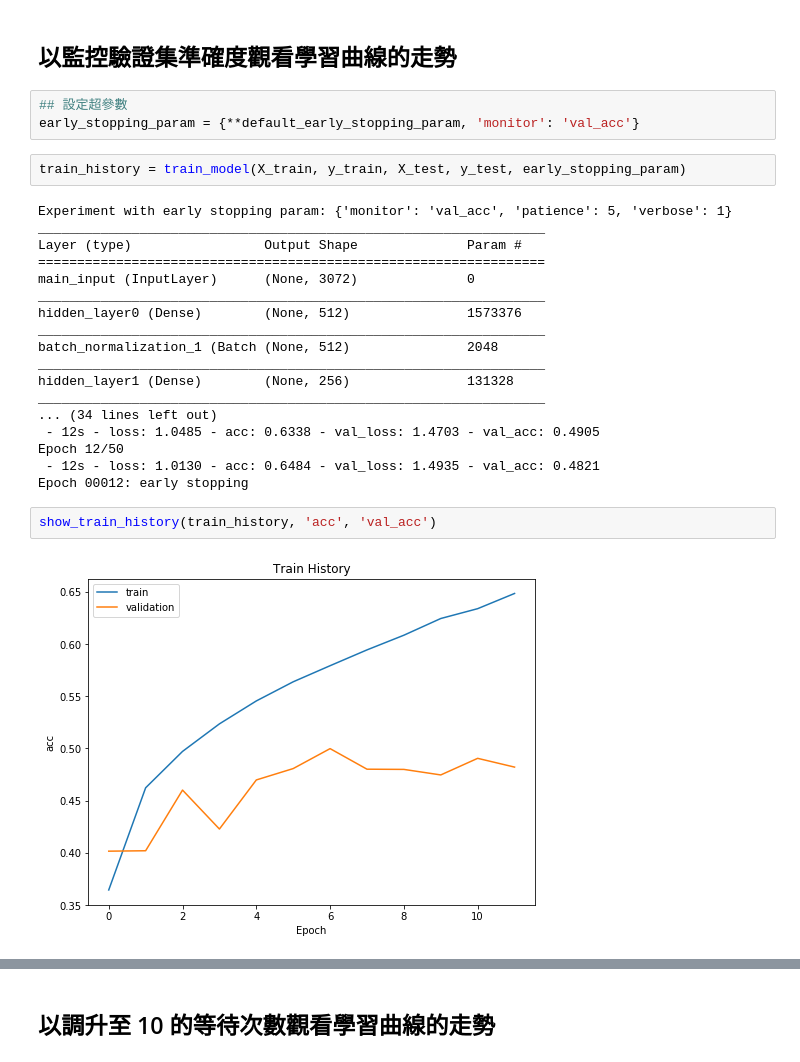
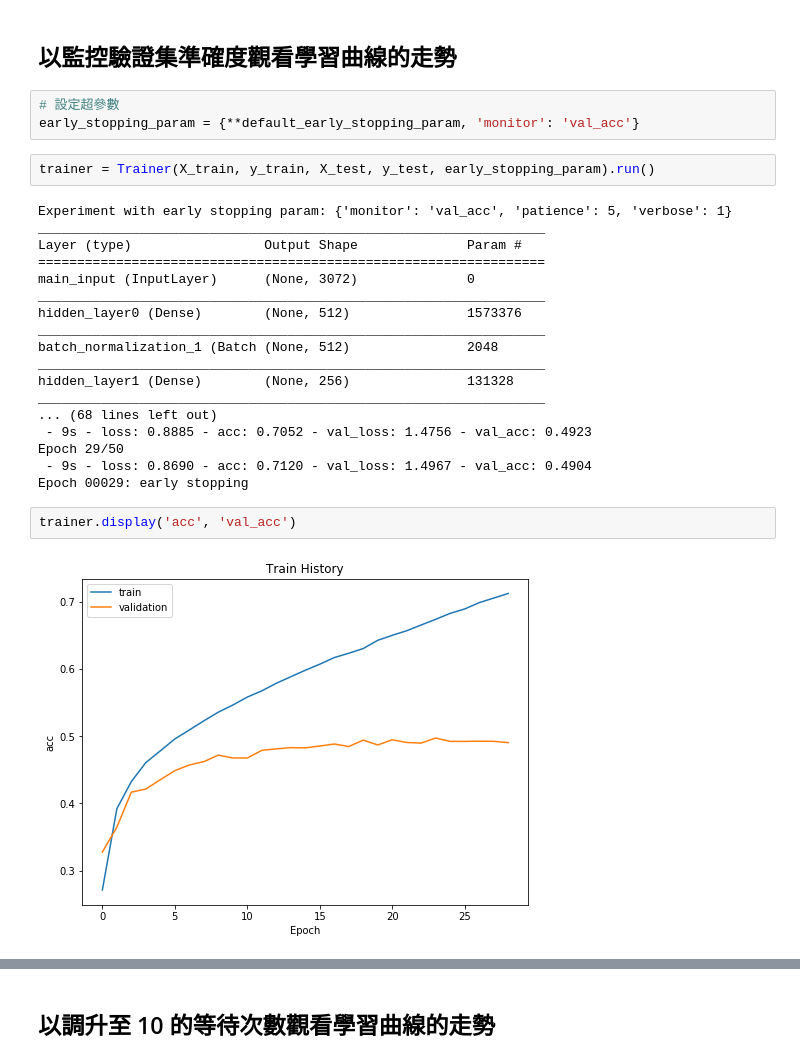
Before and after one commit to forbot161602/2nd-ML100Days, a Jupyter notebook: homework/Day_085_HW.ipynb, the cells around one changed output, grey strips where cells are left out. Drawn from its saved outputs; the diff is of its cells as text.

```diff
--- a/homework/Day_085_HW.ipynb
+++ b/homework/Day_085_HW.ipynb
@@ -85,10 +124,10 @@ def show_train_history(train_history, train_name, val_name):
 # %% [markdown]
 ## 以監控驗證集準確度觀看學習曲線的走勢
 # %%
-## 設定超參數
+# 設定超參數
 early_stopping_param = {**default_early_stopping_param, 'monitor': 'val_acc'}
 # %%
-train_history = train_model(X_train, y_train, X_test, y_test, early_stopping_param)
+trainer = Trainer(X_train, y_train, X_test, y_test, early_stopping_param).run()
 # %% [output]
 Experiment with early stopping param: {'monitor': 'val_acc', 'patience': 5, 'verbose': 1}
 _________________________________________________________________
@@ -102,13 +141,13 @@ batch_normalization_1 (Batch (None, 512)               2048
 _________________________________________________________________
 hidden_layer1 (Dense)        (None, 256)               131328
 _________________________________________________________________
-... (34 lines left out)
- - 12s - loss: 1.0485 - acc: 0.6338 - val_loss: 1.4703 - val_acc: 0.4905
-Epoch 12/50
- - 12s - loss: 1.0130 - acc: 0.6484 - val_loss: 1.4935 - val_acc: 0.4821
-Epoch 00012: early stopping
+... (68 lines left out)
+ - 9s - loss: 0.8885 - acc: 0.7052 - val_loss: 1.4756 - val_acc: 0.4923
+Epoch 29/50
+ - 9s - loss: 0.8690 - acc: 0.7120 - val_loss: 1.4967 - val_acc: 0.4904
+Epoch 00029: early stopping
 # %%
-show_train_history(train_history, 'acc', 'val_acc')
+trainer.display('acc', 'val_acc')
 # %% [output]
-[figure, old version]
+[figure, new version]
 # %%
```
Also changed, not shown: parts of 12 cells of this notebook, 17 other files.
